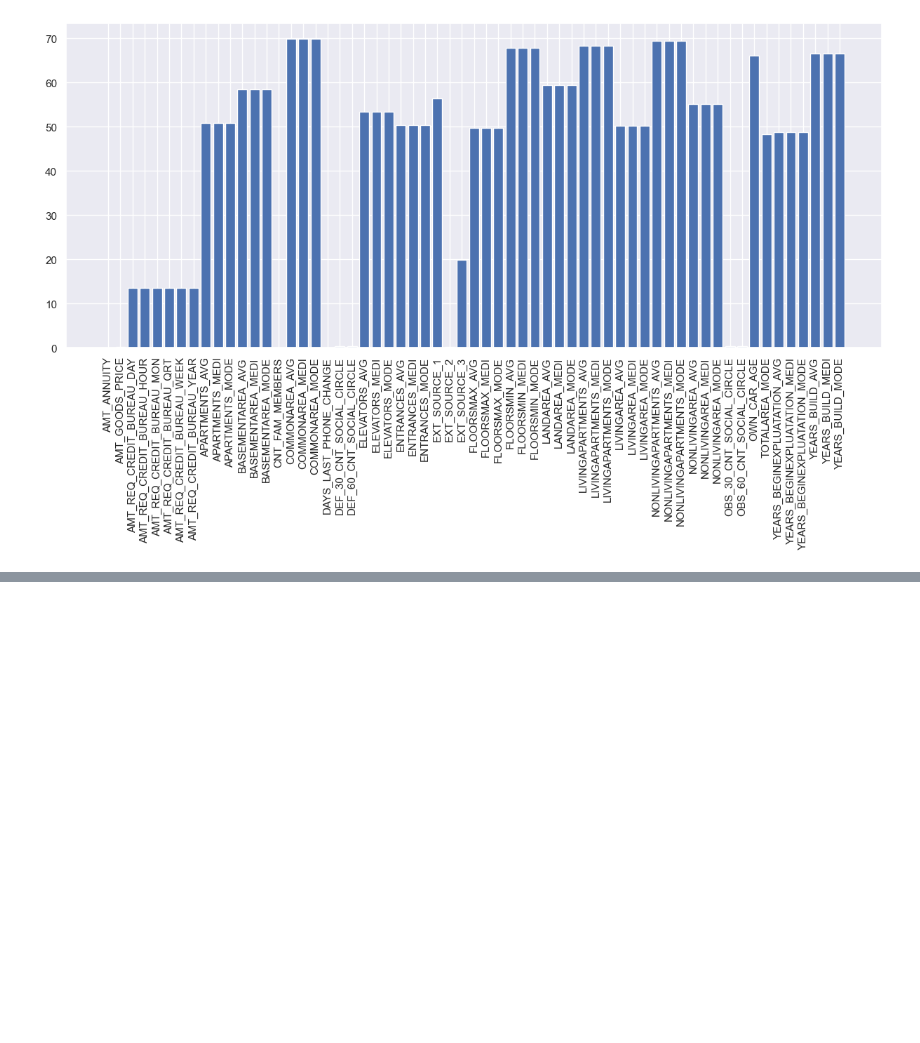
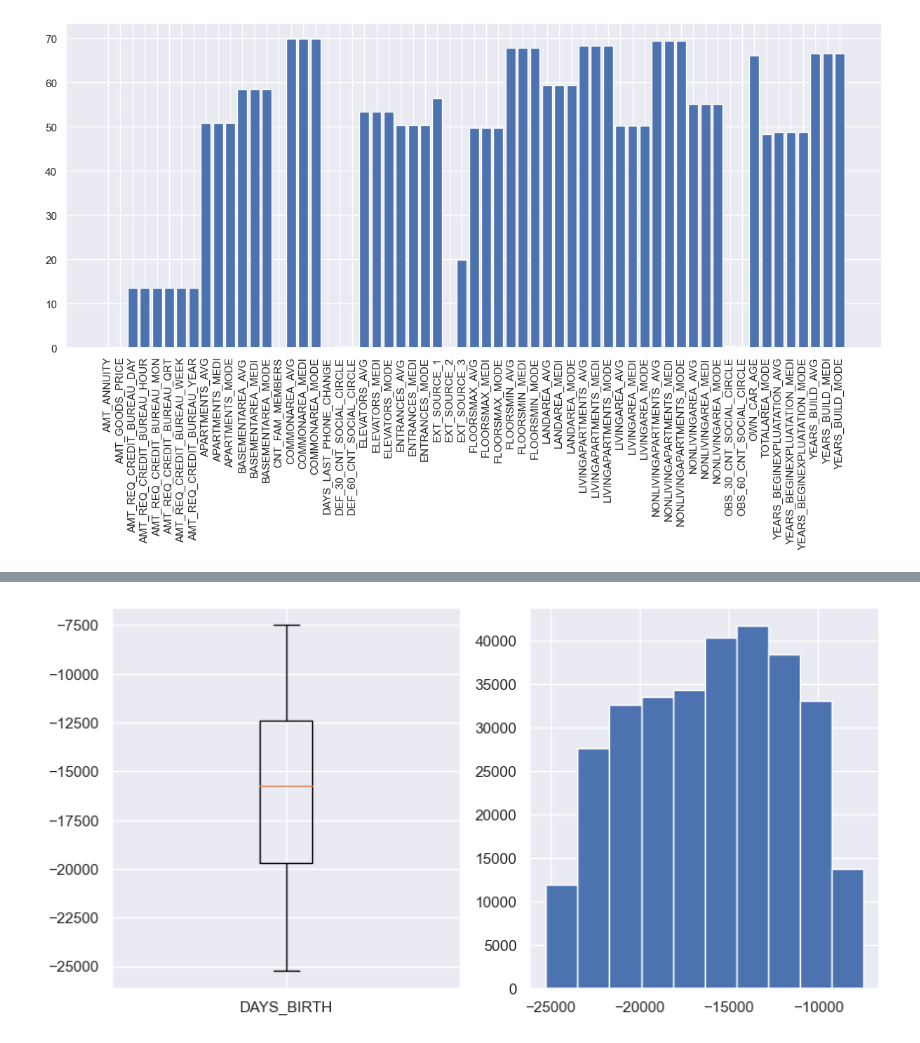
Before and after one commit to seg-fault123/bdm_project, a Jupyter notebook: cleaning.ipynb, the cells around one changed output, grey strips where cells are left out. Cells and saved outputs as stored; diff of their text form; code cells hidden in the pictures; blank space fills up the shorter version.

```diff
--- a/cleaning.ipynb
+++ b/cleaning.ipynb
@@ -70,0 +179,4 @@ plt.axes().le
+# %%
+plot_hist_box(numerical_frame, 'DAYS_BIRTH')
+# %% [output]
+[figure, added]
```
Also changed, not shown: parts of 39 cells of this notebook, 1 other file.
